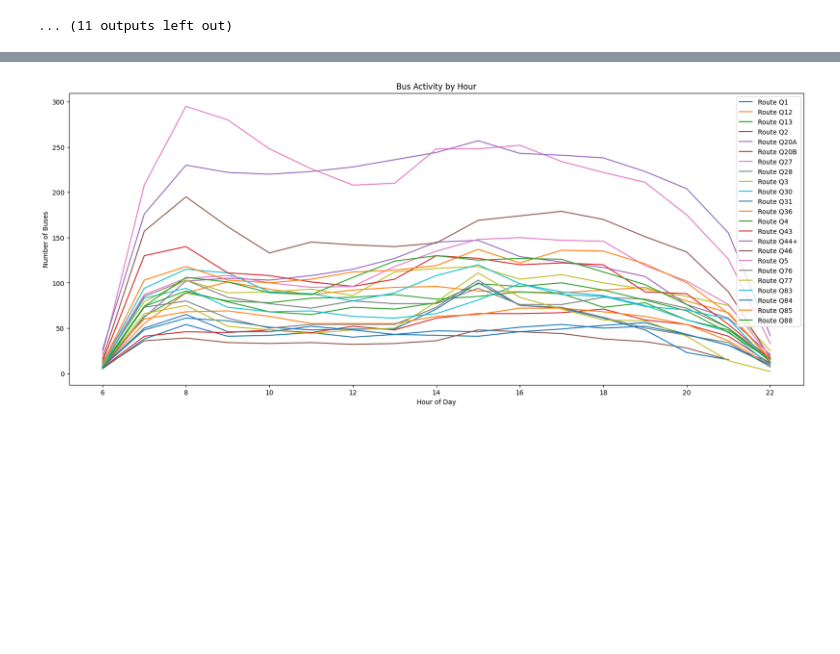
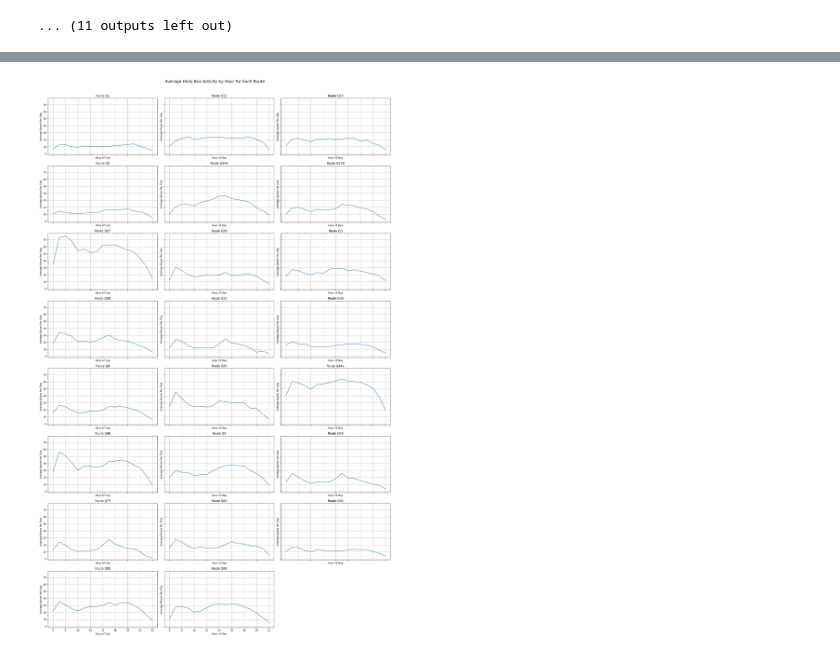
Before and after one commit to dmehta94/project-capstone-transit-inequity-eastern-queens, a Jupyter notebook: code/exploratory_data_analysis.ipynb, the cells around one changed output, grey strips where cells are left out. Saved outputs shown, nothing was run; the diff lists cells and outputs as text; code cells hidden in the pictures; blank space fills up the shorter version.

```diff
--- a/code/exploratory_data_analysis.ipynb
+++ b/code/exploratory_data_analysis.ipynb
@@ -532,24 +567,52 @@ for route_id, df in real_time_dfs.items():
 # %%
 # Temporal Analysis
+# Number of routes and subplots per row
+n_routes = len(real_time_dfs)
+n_cols = 3  # Number of subplots per row
+n_rows = int(np.ceil(n_routes / n_cols))  # Calculate number of rows needed
 
-# Analyze trends for each route
-plt.figure(figsize = (20, 8))
-for route_id, df in real_time_dfs.items():
-    # Extract the hour from the timestamp
+# Create a figure with subplots
+fig, axes = plt.subplots(n_rows, n_cols, figsize=(20, 4 * n_rows), sharex=True, sharey=True)
+
+# Flatten axes for easier indexing
+axes = axes.flatten()
+
+# Loop through each route and plot its average daily activity by hour
+for idx, (route_id, df) in enumerate(real_time_dfs.items()):
+    # Extract the hour and date from the timestamp
     df['Hour'] = df['Timestamp'].dt.hour
-    # Group by hour to calculate bus counts
-    hourly_activity = df.groupby('Hour').size().reset_index(name = 'Bus Count')
-    # Plot trends
-    plt.plot(hourly_activity['Hour'], hourly_activity['Bus Count'], label = f'Route {route_id}')
+    df['Date'] = df['Timestamp'].dt.date
 
-plt.set_cmap('viridis')
-plt.xlabel('Hour of Day')
-plt.ylabel('Number of Buses')
-plt.title('Bus Activity by Hour')
-plt.legend()
+    # Group by hour and date to get daily bus counts for each hour
+    daily_hourly_activity = df.groupby(['Date', 'Hour']).size().reset_index(name='Daily Bus Count')
+
+    # Group by hour to calculate the average bus count per day for each hour
+    hourly_average_activity = daily_hourly_activity.groupby('Hour')['Daily Bus Count'].mean().reset_index(name='Average Buses')
+
+    # Plot the data in the corresponding subplot
+    ax = axes[idx]
+    ax.plot(hourly_average_activity['Hour'], hourly_average_activity['Average Buses'])
+
+    # Add title, labels, and grid to each subplot
+    ax.set_title(f'Route {route_id}')
+    ax.set_xlabel('Hour of Day')
+    ax.set_ylabel('Average Buses Per Day')
+    ax.grid(True)
+
+# Hide any unused subplots
+for i in range(len(real_time_dfs), len(axes)):
+    fig.delaxes(axes[i])
+
+# Set overall figure title and layout
+fig.suptitle('Average Daily Bus Activity by Hour for Each Route', fontsize=16)
+fig.tight_layout(rect=[0, 0, 1, 0.97])
+
+plt.savefig('average_daily_bus_activity_by_hour_by_route.png', dpi = 300)
+
+# Display the plot
 plt.show()
 # %% [output]
-[figure, old version]
+[figure, new version]
 # %%
 # Identify outliers for each route
 for route_id, df in real_time_dfs.items():
```
Also changed, not shown: parts of 9 cells of this notebook, 30 other files.
